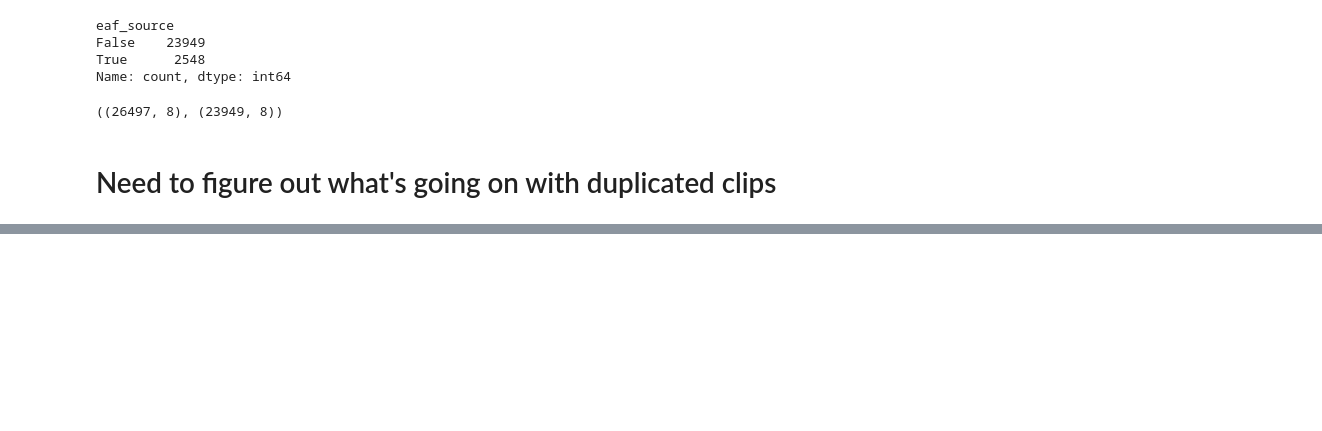
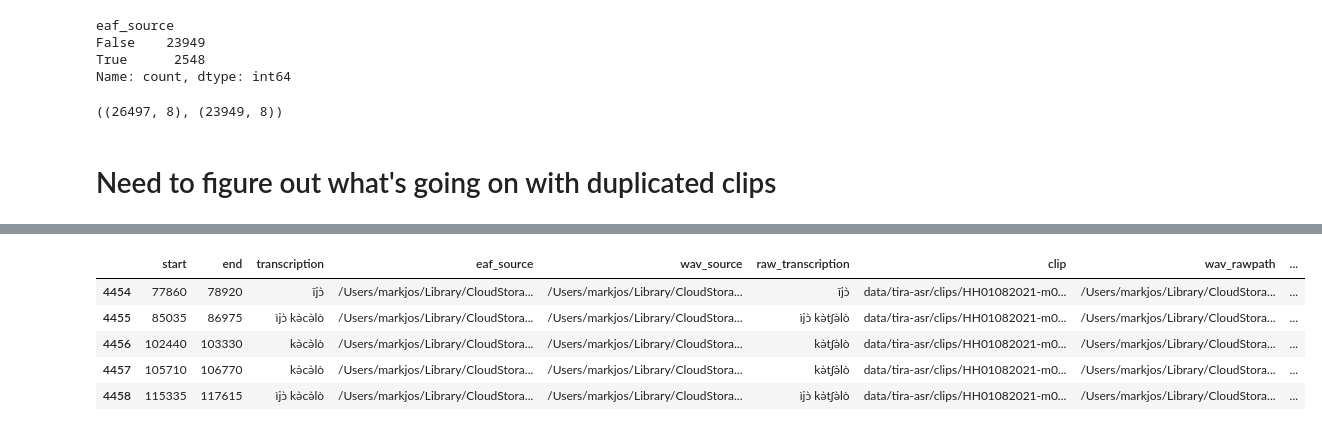
Before and after one commit to markjosims/malachor5, a Jupyter notebook: notebooks/tira_asr_dataset.ipynb, the cells around one changed output, grey strips where cells are left out. Cells and saved outputs as stored; diff of their text form; code cells hidden in the pictures; blank space fills up the shorter version.

```diff
--- a/notebooks/tira_asr_dataset.ipynb
+++ b/notebooks/tira_asr_dataset.ipynb
@@ -588,0 +647,6 @@ Name: count, Length: 1087, dtype: int64
+# %%
+# remove pesky newlines
+vad_df['speaker-diarization-3.1']=vad_df['speaker-diarization-3.1'].apply(
+    lambda s:s.replace('\n', ';').removesuffix(';')
+)
+vad_df.head()
@@ -588,0 +693,15 @@ Name: count, Length: 1087, dtype: int64
+# %%
+vad_df=vad_df[in_df]
+vad_df.to_csv(vad_path, index=False)
+# %%
+df=df.sort_values('clip')
+vad_df=vad_df.sort_values('clip')
+df['speaker-diarization-3.1']=vad_df['speaker-diarization-3.1']
+df.head()
+# %% [output]
+|  | start | end | transcription | eaf_source | wav_source | raw_transcription | clip | wav_rawpath | ... |
+| 4454 | 77860 | 78920 | ījɔ̀ | /Users/markjos/Library/CloudStora... | /Users/markjos/Library/CloudStora... | ījɔ̀ | data/tira-asr/clips/HH01082021-m0... | /Users/markjos/Library/CloudStora... | ... |
+| 4455 | 85035 | 86975 | ìjɔ̀ kə̀cə̀lò | /Users/markjos/Library/CloudStora... | /Users/markjos/Library/CloudStora... | ìjɔ̀ kə̀tʃə̀lò | data/tira-asr/clips/HH01082021-m0... | /Users/markjos/Library/CloudStora... | ... |
+| 4456 | 102440 | 103330 | kə̀cə̀lò | /Users/markjos/Library/CloudStora... | /Users/markjos/Library/CloudStora... | kə̀tʃə̀lò | data/tira-asr/clips/HH01082021-m0... | /Users/markjos/Library/CloudStora... | ... |
+| 4457 | 105710 | 106770 | kə̀cə̀lò | /Users/markjos/Library/CloudStora... | /Users/markjos/Library/CloudStora... | kə̀tʃə̀lò | data/tira-asr/clips/HH01082021-m0... | /Users/markjos/Library/CloudStora... | ... |
+| 4458 | 115335 | 117615 | ìjɔ̀ kə̀cə̀lò | /Users/markjos/Library/CloudStora... | /Users/markjos/Library/CloudStora... | ìjɔ̀ kə̀tʃə̀lò | data/tira-asr/clips/HH01082021-m0... | /Users/markjos/Library/CloudStora... | ... |
```
Also changed, not shown: parts of 22 cells of this notebook.
